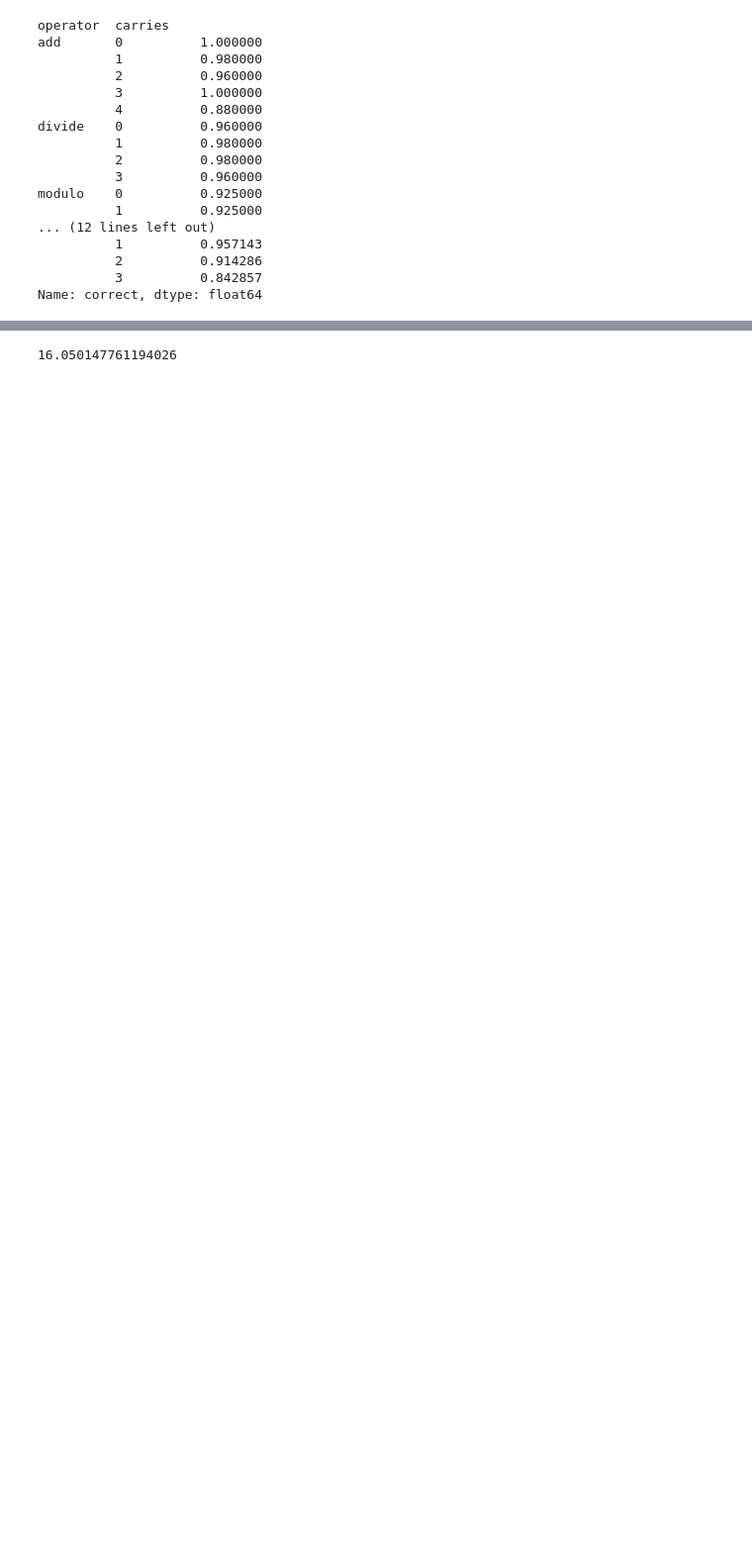
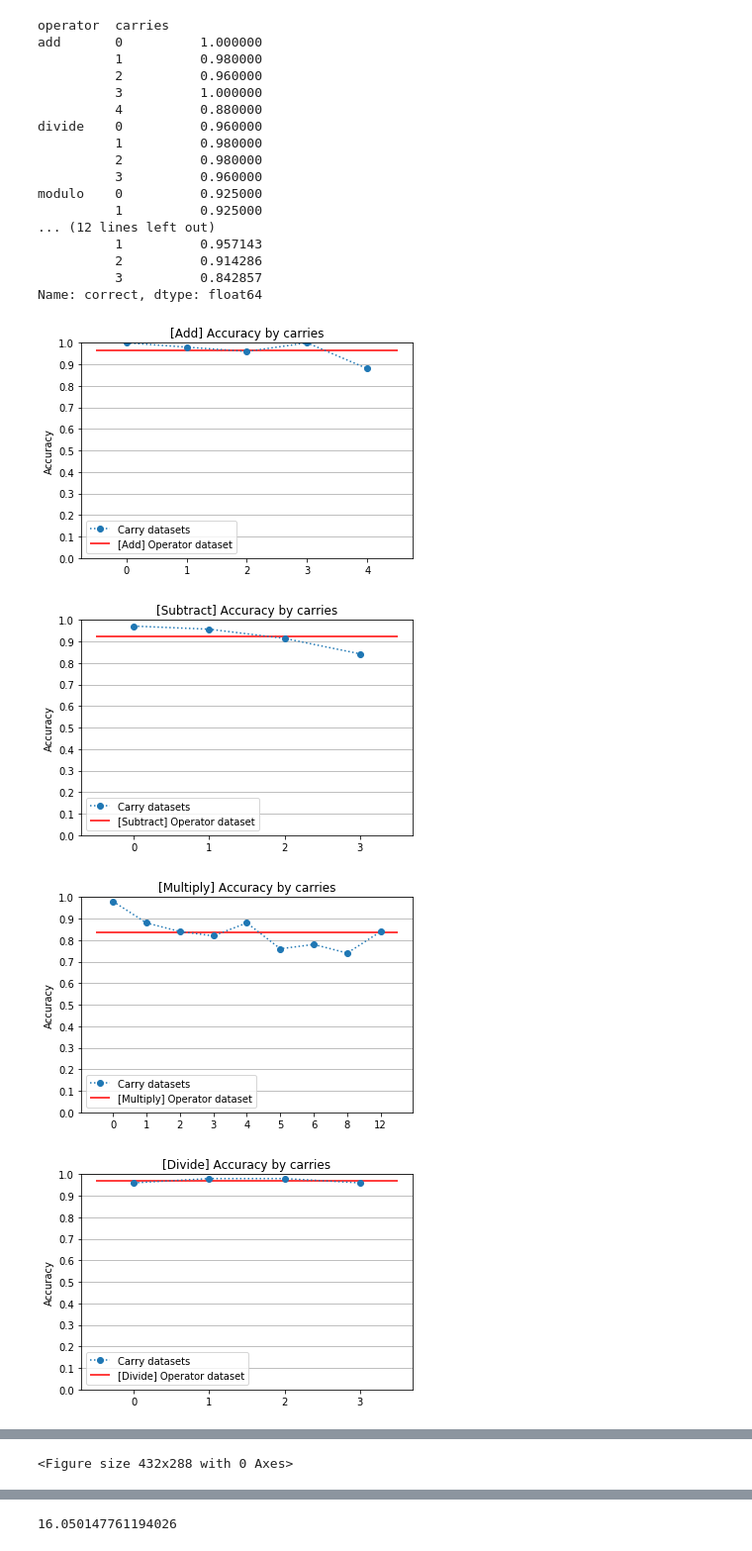
Before and after one commit to sungjae-cho/arithmetic-experiment, a Jupyter notebook: plot_results.ipynb, the cells around one changed output, grey strips where cells are left out. Shown: that part at 99% size. Saved outputs shown, nothing was run; the diff lists cells and outputs as text; code cells hidden in the pictures; blank space fills up the shorter version.

```diff
--- a/plot_results.ipynb
+++ b/plot_results.ipynb
@@ -36,3 +73,11 @@ modulo    0          0.925000
           2          0.914286
           3          0.842857
 Name: correct, dtype: float64
+# %%
+plot_accuracy_by_carries(mode='show')
+plot_accuracy_by_carries(mode='save')
+# %% [output]
+[figure, added]
+[figure, added]
+[figure, added]
+[figure, added]
@@ -39 +85,2 @@ Name: correct, dtype: float64
+<Figure size 432x288 with 0 Axes>
 # %% [markdown]
```
Also changed, not shown: parts of 35 cells of this notebook, 1 other file.
